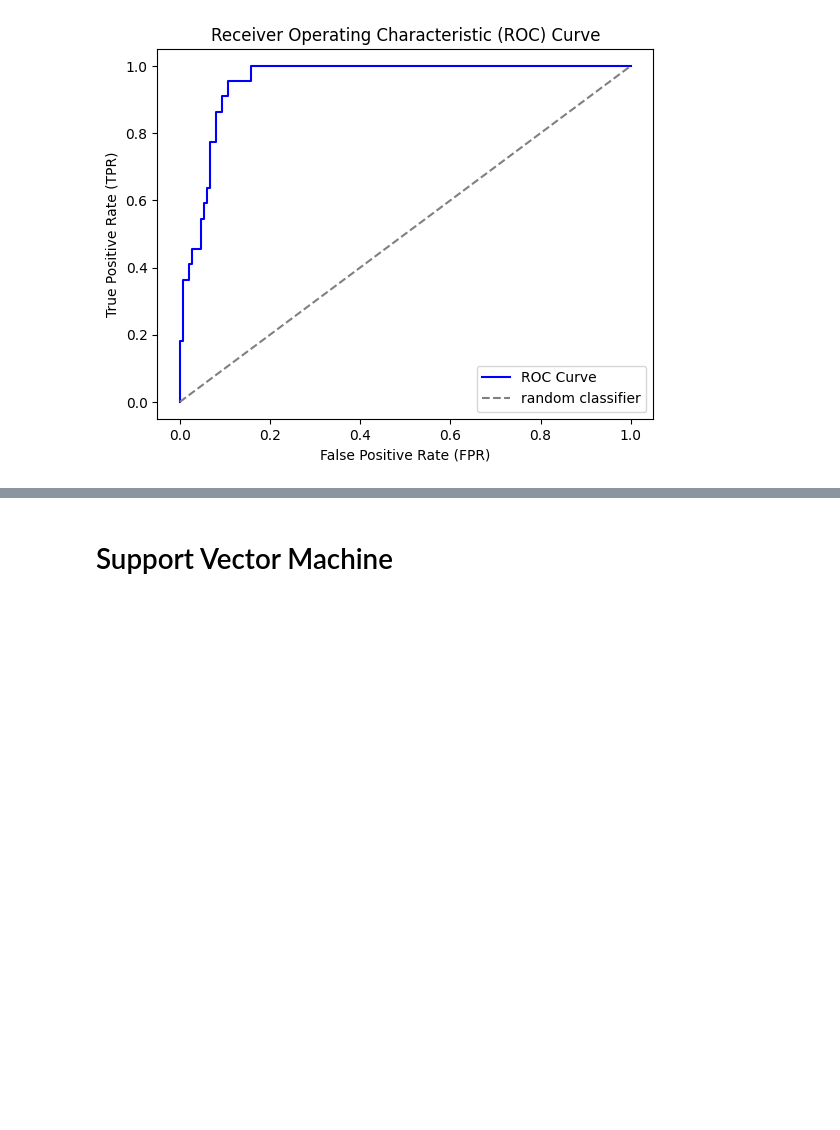
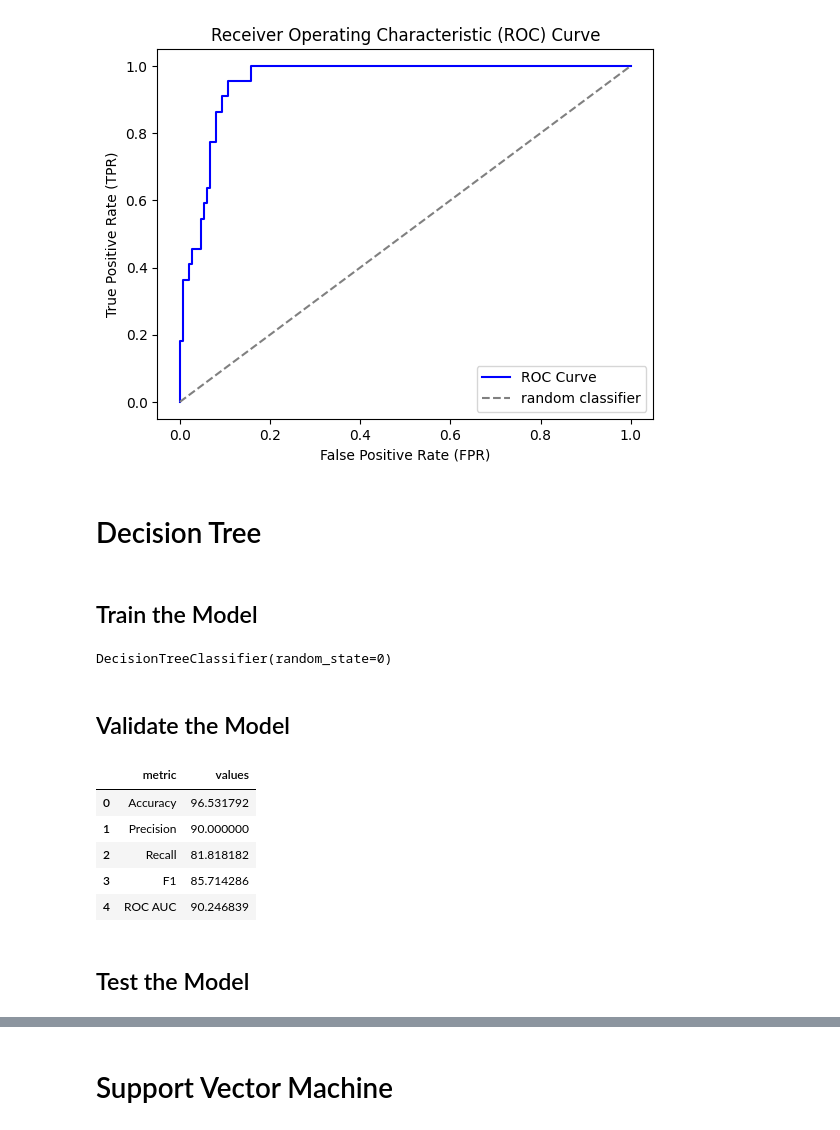
Before and after one commit to balbal1/Machine-Learning-Models, a Jupyter notebook: Machine_Learning_Project.ipynb, the cells around one changed output, grey strips where cells are left out. Drawn from its saved outputs; the diff is of its cells as text; code cells hidden in the pictures; blank space fills up the shorter version.

```diff
--- a/Machine_Learning_Project.ipynb
+++ b/Machine_Learning_Project.ipynb
@@ -361,3 +368,36 @@ sns.heatmap(conf_matrix_test, annot=True, fmt='.0f')
 draw_roc(y_test, y_test_prob)
 # %% [output]
 [figure]
+# %% [markdown]
+# Decision Tree
+# %% [markdown]
+## Train the Model
+# %%
+from sklearn.tree import DecisionTreeClassifier
+
+# Initialize the Decision Tree classifier
+decision_tree_clf = DecisionTreeClassifier(random_state=0)
+
+# Train the model on training data
+decision_tree_clf.fit(X_train, y_train)
+# %% [output]
+DecisionTreeClassifier(random_state=0)
+# %% [markdown]
+## Validate the Model
+# %%
+# Validate the model on validation data
+y_validate_pred = decision_tree_clf.predict(X_validate)
+y_validate_prob = decision_tree_clf.predict_proba(X_validate)[:, 1]
+# %%
+# Compute validation metrics
+decision_tree_metrics = get_metrics(y_validate, y_validate_pred, y_validate_prob)
+decision_tree_metrics
+# %% [output]
+|  | metric | values |
+| 0 | Accuracy | 96.531792 |
+| 1 | Precision | 90.000000 |
+| 2 | Recall | 81.818182 |
+| 3 | F1 | 85.714286 |
+| 4 | ROC AUC | 90.246839 |
+# %% [markdown]
+## Test the Model
```
Also changed, not shown: parts of 8 cells of this notebook.
